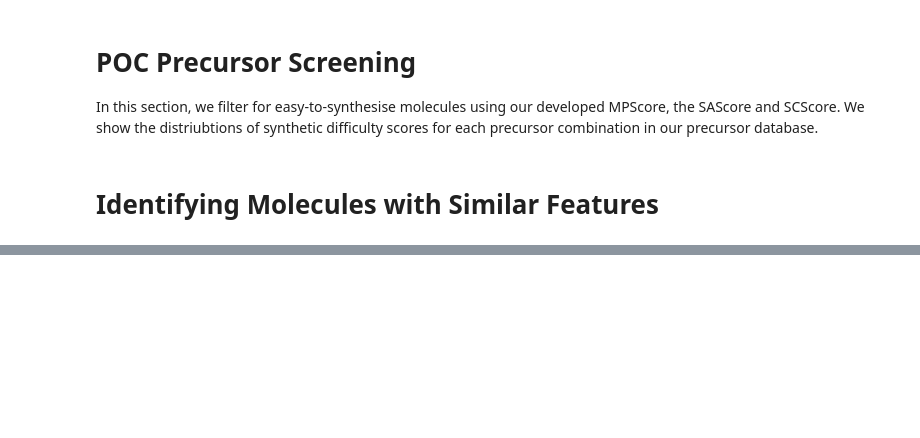
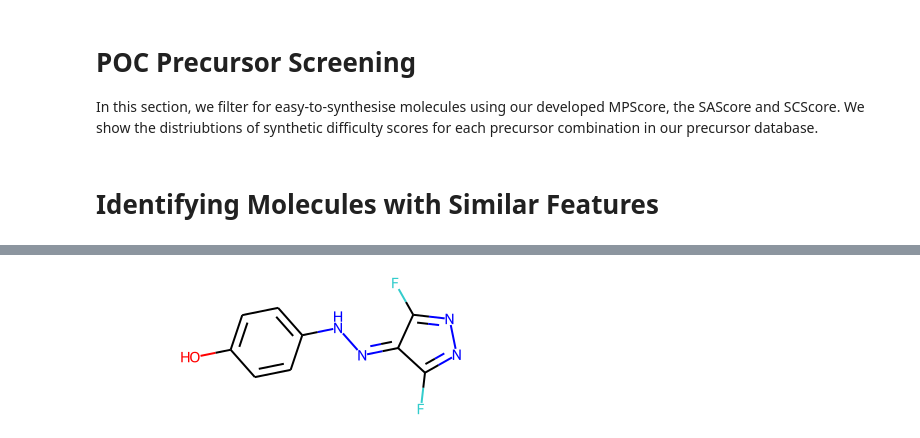
Before and after one commit to stevenkbennett/synthetic_accessibility_project, a Jupyter notebook: notebooks/database_analysis.ipynb, the cells around one changed output, grey strips where cells are left out. Cells and saved outputs as stored; diff of their text form; code cells hidden in the pictures; blank space fills up the shorter version.

```diff
--- a/notebooks/database_analysis.ipynb
+++ b/notebooks/database_analysis.ipynb
@@ -431,0 +445,2 @@ Intertia for difficult-to-synthesise for 9 clusters is 77401.01055641574
+# %%
+e2s_mols, d2s_mols = group_molecules(chemist_data)
@@ -431,0 +465,4 @@ Intertia for difficult-to-synthesise for 9 clusters is 77401.01055641574
+# %%
+d2s_mols[9]
+# %% [output]
+[figure, added]
```
Also changed, not shown: parts of 8 cells of this notebook.
